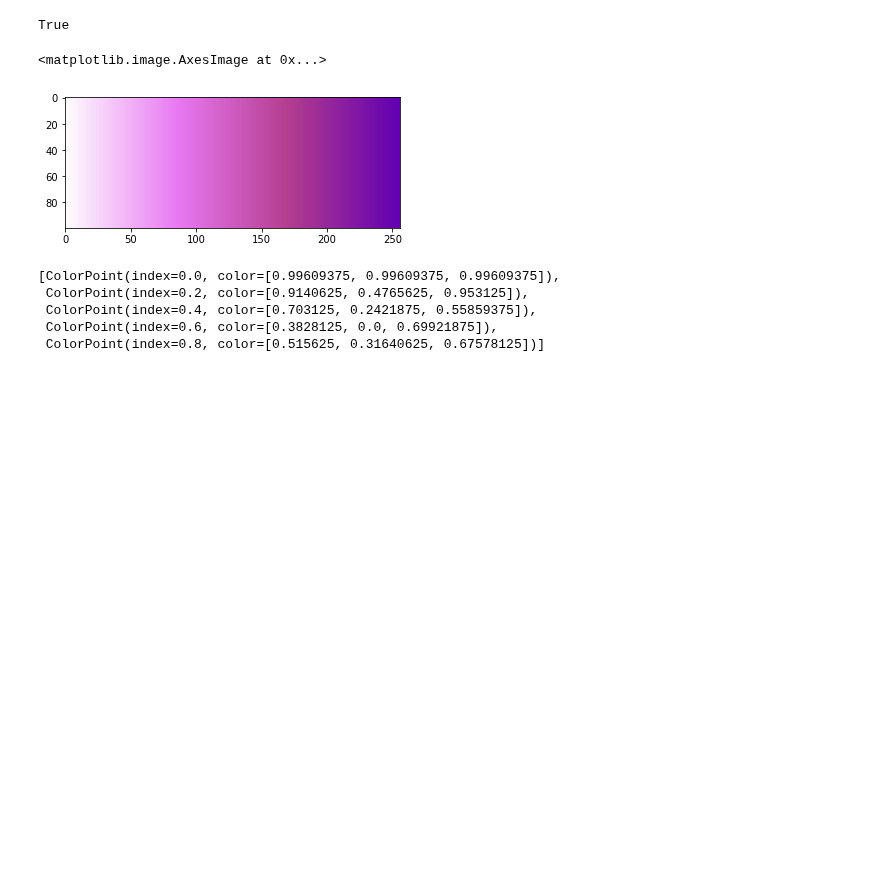
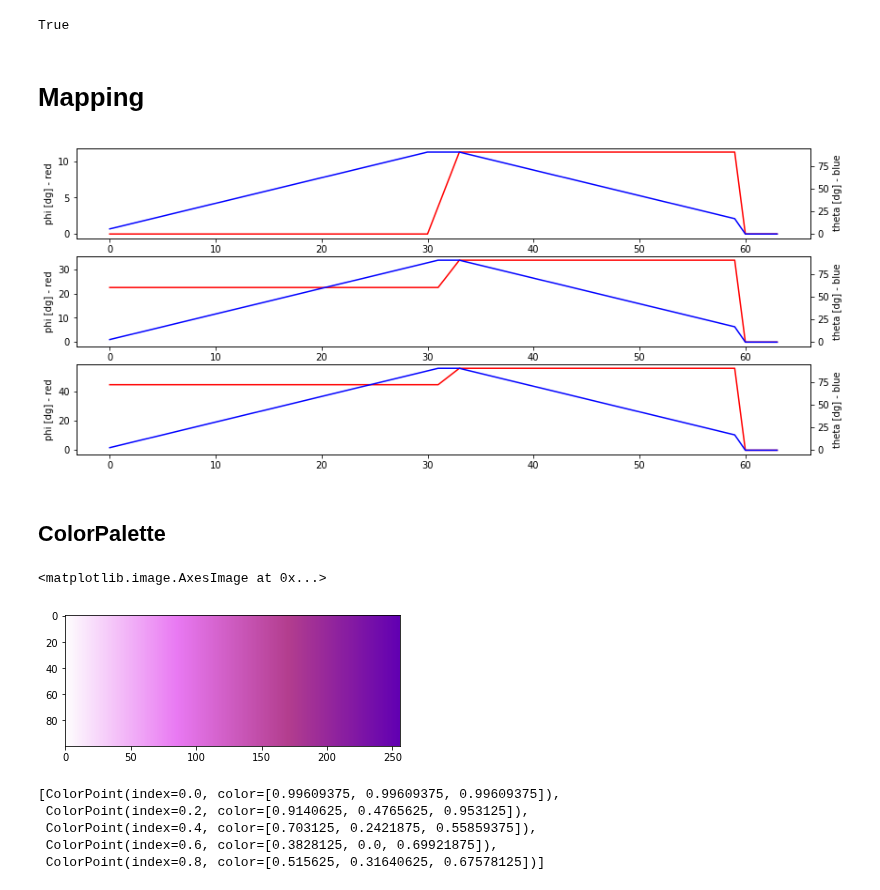
Before and after one commit to nuru-nu/moyo, a Jupyter notebook: notebooks/FadeCandy.ipynb, the cells around one changed output. Saved outputs shown, nothing was run; the diff lists cells and outputs as text; code cells hidden in the pictures; blank space fills up the shorter version.

Commit message:
define new mapping

```diff
--- a/notebooks/FadeCandy.ipynb
+++ b/notebooks/FadeCandy.ipynb
@@ -64,3 +40,20 @@ $color5: rgba(132, 81, 173, 1);
+# %% [markdown]
+# Mapping
+# %%
+def show_mapping(mapping, strip_indexes):
+    fig, axs = plt.subplots(len(strip_indexes), 1, figsize=(14, 2 * len(strip_indexes)))
+    for i in strip_indexes:
+        axs[i].plot(mapping[i * 64: (i + 1) *64, 0] / np.pi * 180, 'r', label='phi')
+        axs[i].set_ylabel('phi [dg] - red')
+        ax = axs[i].twinx()
+        ax.plot(mapping[i * 64: (i + 1) *64, 1] / np.pi * 180, 'b', label='theta')
+        ax.set_ylabel('theta [dg] - blue')
+
+show_mapping(settings.generate_mapping(), [0, 1, 2])
+# %% [output]
+[figure, added]
+# %% [markdown]
+## ColorPalette
 # %%
 # colors = [
 #     ColorPoint(0, (1, 0, 0)),
```
Also changed, not shown: parts of 9 cells of this notebook, 3 other files.
